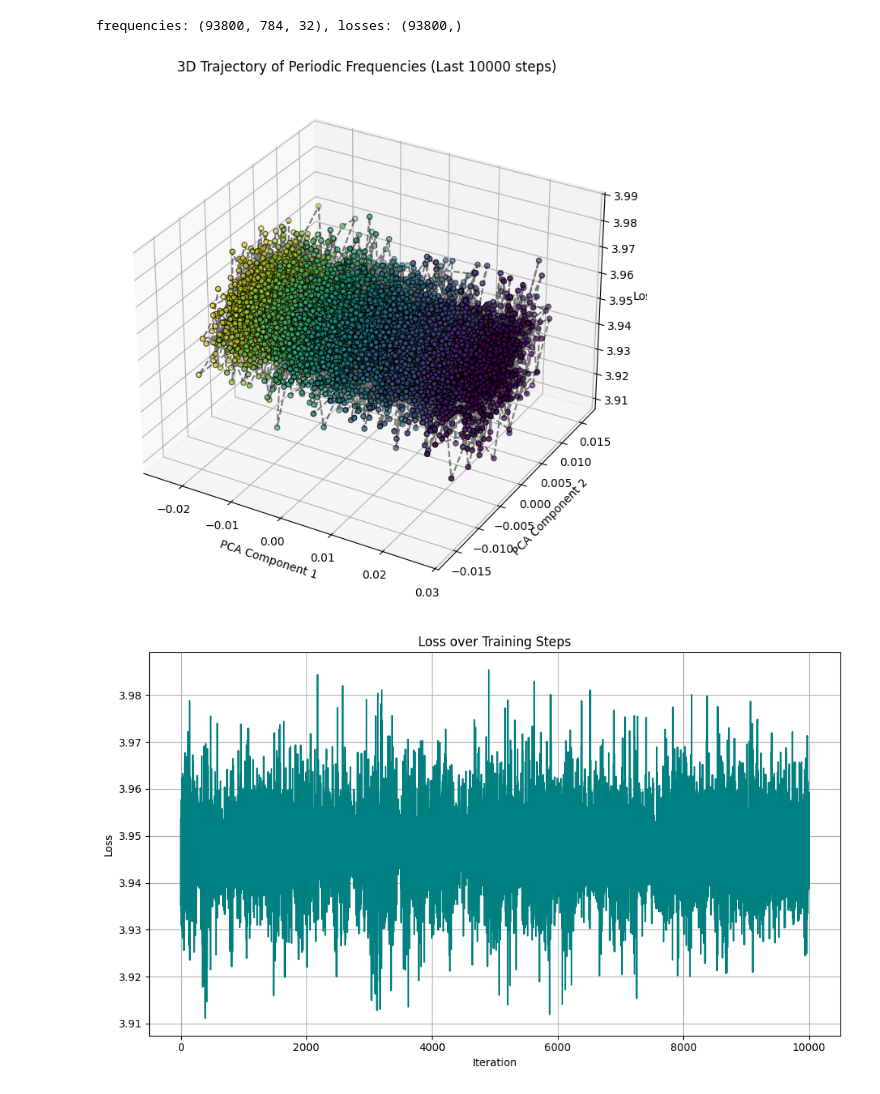
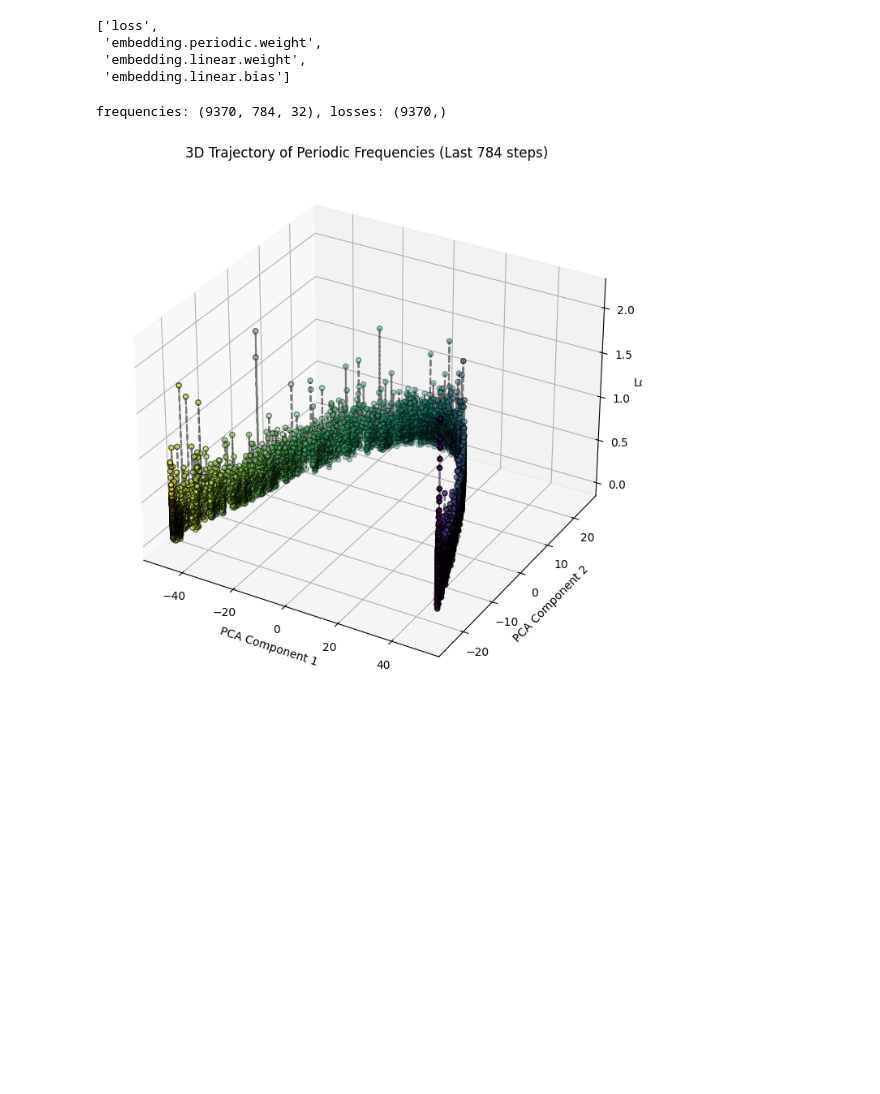
Before and after one commit to keramika4/SGDiffusion, a Jupyter notebook: notebooks/exp_Anya/visualize_mlp_plr_log.ipynb, the cells around one changed output. Drawn from its saved outputs; the diff is of its cells as text; code cells hidden in the pictures; blank space fills up the shorter version.

Commit message:
Add weights visualisation

```diff
--- a/notebooks/exp_Anya/visualize_mlp_plr_log.ipynb
+++ b/notebooks/exp_Anya/visualize_mlp_plr_log.ipynb
@@ -1,66 +15,54 @@
+# %%
+CHECKPOINT_DIR = f"{repo_root}/data/checkpoints/exp_mlp_plr"
+log_name = "MLP_PLR_log"
+keys = [ key for key in LOGGER.dict.keys()]
+keys
+# %% [output]
+['loss',
+ 'embedding.periodic.weight',
+ 'embedding.linear.weight',
+ 'embedding.linear.bias']
+# %%
+key = keys[1]
+
+
+last_iters_percentile = 0.999
 # %%
-import torch
-import os
-import sys
-import numpy as np
-import matplotlib.pyplot as plt
-from sklearn.decomposition import PCA
-from mpl_toolkits.mplot3d import Axes3D
-import matplotlib.cm as cm
-
-sys.path.append("/home/keramika/SGDiffusion")
-
-from src.utils import LOGGER
-
-CHECKPOINT_DIR = "/home/keramika/SGDiffusion/data/checkpoints/exp_mlp_plr"
-log_name = "MLP_PLR_alpha_1e-04_log"
-key = "frequencies"
-
 LOGGER.reset()
 LOGGER.load(os.path.join(CHECKPOINT_DIR, log_name))
 
 frequencies = np.array(LOGGER.dict[key])
 losses = np.array(LOGGER.dict["loss"])
+
+frequencies = frequencies[-int(last_iters_percentile * len(frequencies)):]
+losses = losses[-int(last_iters_percentile * len(losses)):]
+
 print(f"frequencies: {frequencies.shape}, losses: {losses.shape}")
 
 flat_weights = frequencies.reshape(frequencies.shape[0], -1)
-last_n = min(10000, flat_weights.shape[0])
-
-flat_weights = flat_weights[-last_n:]
-losses = losses[-last_n:]
 
 pca = PCA(n_components=2)
 trajectory_2d = pca.fit_transform(flat_weights)
 
 fig = plt.figure(figsize=(10, 7))
 ax = fig.add_subplot(111, projection='3d')
 
-colors = np.linspace(0, 1, last_n)
+colors = np.linspace(0, 1, len(flat_weights))
 ax.scatter(
     trajectory_2d[:, 0], trajectory_2d[:, 1], losses,
     c=colors, cmap='viridis', edgecolor='k'
 )
 ax.plot(
     trajectory_2d[:, 0], trajectory_2d[:, 1], losses,
     color='black', alpha=0.5, linestyle='--'
 )
 
 ax.set_xlabel('PCA Component 1')
 ax.set_ylabel('PCA Component 2')
 ax.set_zlabel('Loss')
 ax.set_title(f"3D Trajectory of Periodic Frequencies (Last {last_n} steps)")
 plt.tight_layout()
 plt.show()
-
-plt.figure(figsize=(10, 6))
-plt.plot(losses, color='teal')
-plt.title("Loss over Training Steps")
-plt.xlabel("Iteration")
-plt.ylabel("Loss")
-plt.grid(True)
-plt.tight_layout()
-plt.show()
 # %% [output]
-frequencies: (93800, 784, 32), losses: (93800,)
+frequencies: (9370, 784, 32), losses: (9370,)
-[figure, old version]
+[figure, new version]
-[figure, removed]
```
Also changed, not shown: parts of 7 cells of this notebook, 2 other files.
